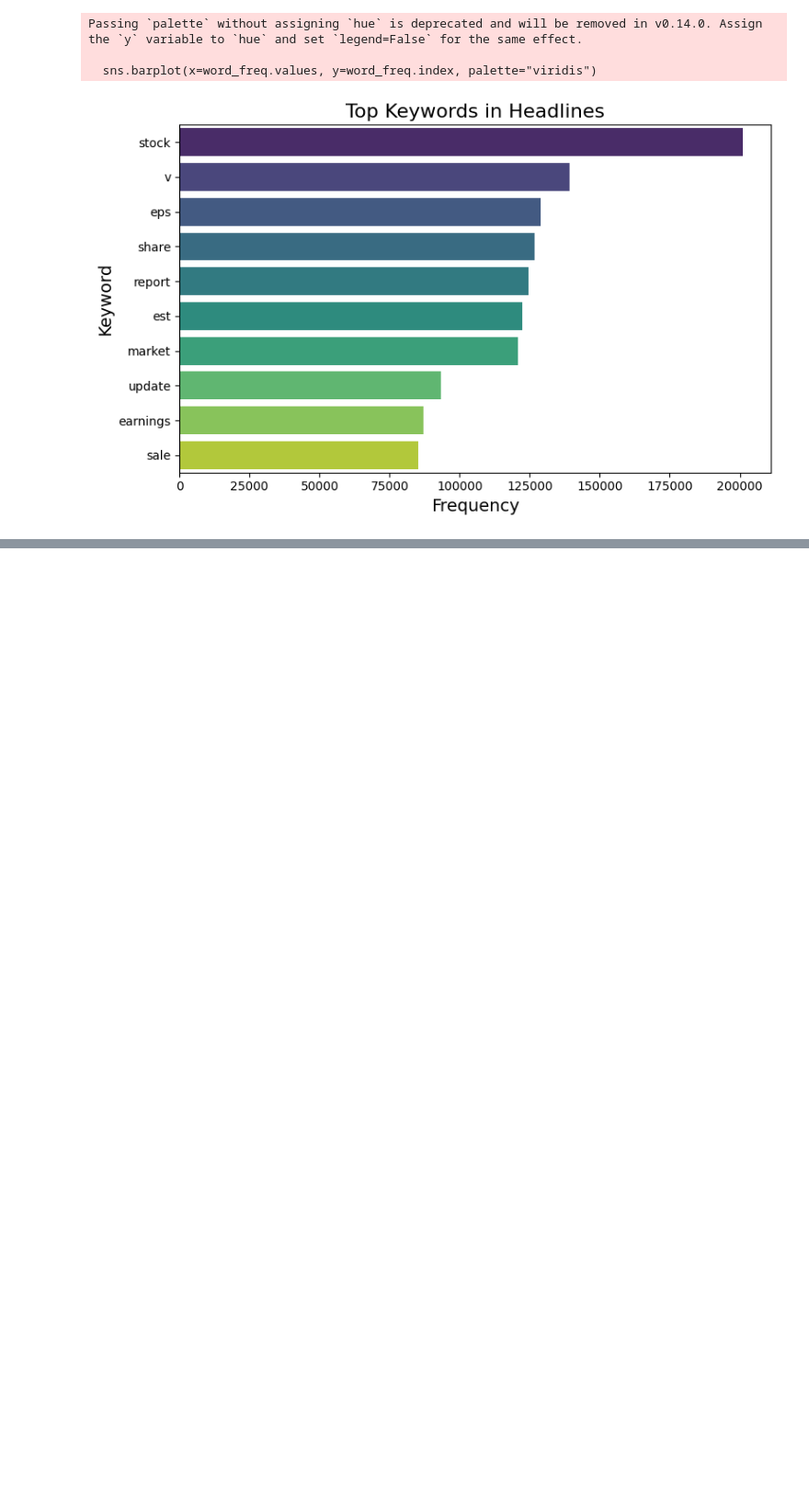
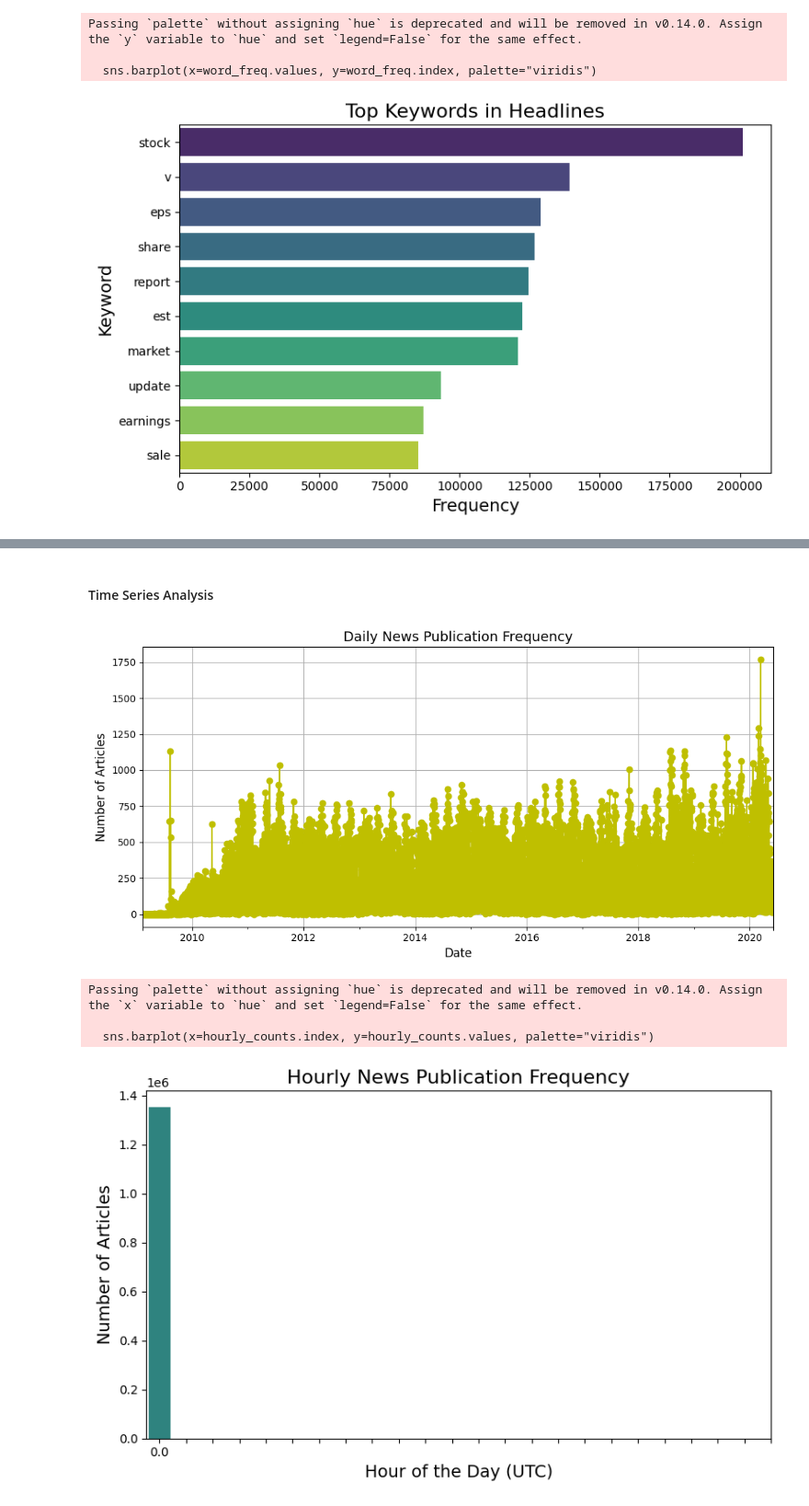
Before and after one commit to mebratuteshale/financial-data-analysis, a Jupyter notebook: notebooks/financial_analysis.ipynb, the cells around one changed output, grey strips where cells are left out. Shown at 92% size. Saved outputs shown, nothing was run; the diff lists cells and outputs as text; code cells hidden in the pictures; blank space fills up the shorter version.

Commit message:
daily news publication frequency

```diff
--- a/notebooks/financial_analysis.ipynb
+++ b/notebooks/financial_analysis.ipynb
@@ -346,0 +250,43 @@ AttributeError: Can only use .dt accessor with datetimelike values
+# %% [markdown]
+#### Time Series Analysis
+# %%
+# How does the publication frequency vary over time? Are there spikes in article publications related to specific market events?
+# ----- 1. Time Conversion -----
+df_raw_anlyst_rting['date'] = pd.to_datetime(df_raw_anlyst_rting['date'], utc=True)  # Convert to UTC timezone
+
+# ----- 2. Aggregation by Day -----
+# Resample data to daily counts
+df_daily = df_raw_anlyst_rting.set_index('date').resample('D').size()
+
+# Plot daily article frequency
+plt.figure(figsize=(10, 5))
+df_daily.plot(kind='line', marker='o', color='y')
+plt.title("Daily News Publication Frequency", fontsize=14)
+plt.xlabel("Date", fontsize=12)
+plt.ylabel("Number of Articles", fontsize=12)
+plt.grid(True)
+plt.tight_layout()
+plt.show()
+
+# ----- 3. Hourly Analysis -----
+# Extract hour of the day
+# df_raw_anlyst_rting['hour'] = df_raw_anlyst_rting['date'].dt.hour
+
+# Count publications by hour
+hourly_counts = df_raw_anlyst_rting['hour'].value_counts().sort_index()
+
+# Plot hourly trends
+plt.figure(figsize=(8, 5))
+sns.barplot(x=hourly_counts.index, y=hourly_counts.values, palette="viridis")
+plt.title("Hourly News Publication Frequency", fontsize=16)
+plt.xlabel("Hour of the Day (UTC)", fontsize=14)
+plt.ylabel("Number of Articles", fontsize=14)
+plt.xticks(range(0, 24))
+plt.tight_layout()
+plt.show()
+# %% [output]
+[figure, added]
+Passing `palette` without assigning `hue` is deprecated and will be removed in v0.14.0. Assign the `x` variable to `hue` and set `legend=False` for the same effect.
+
+  sns.barplot(x=hourly_counts.index, y=hourly_counts.values, palette="viridis")
+[figure, added]
```
Also changed, not shown: parts of 16 cells of this notebook.
